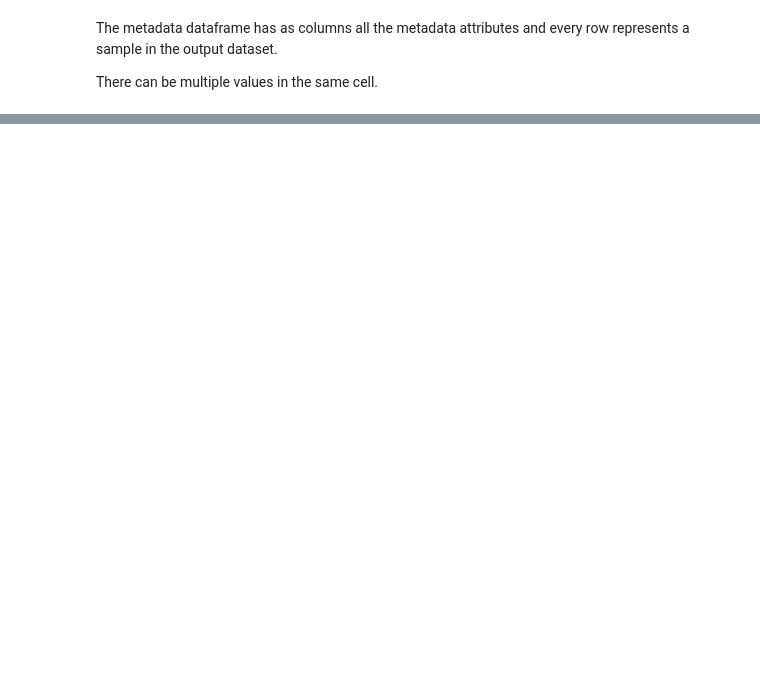
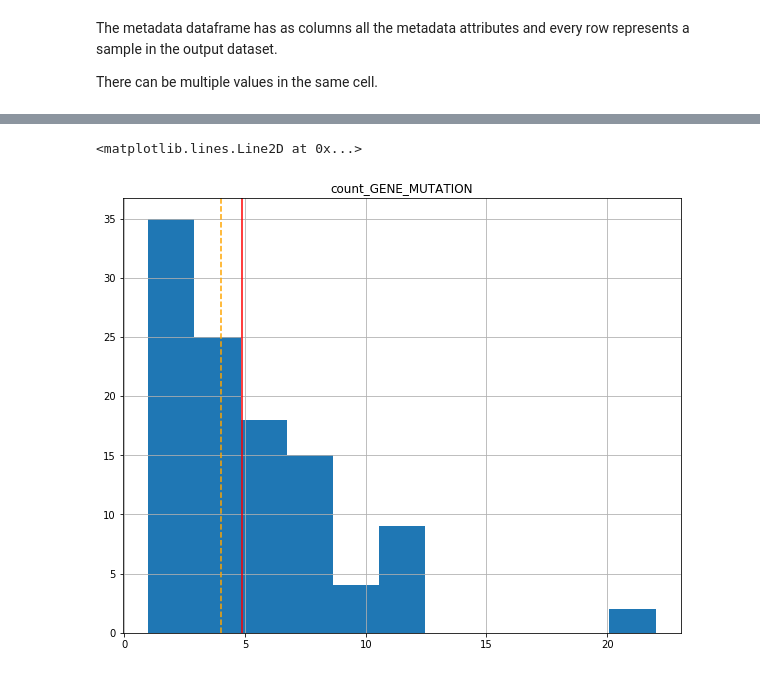
Before and after one commit to DEIB-GECO/PyGMQL, a Jupyter notebook: examples/PyGMQL_Example.ipynb, the cells around one changed output, grey strips where cells are left out. Saved outputs shown, nothing was run; the diff lists cells and outputs as text; code cells hidden in the pictures; blank space fills up the shorter version.

````diff
--- a/examples/PyGMQL_Example.ipynb
+++ b/examples/PyGMQL_Example.ipynb
@@ -152,7 +160,7 @@ myFilteredExp = myMutOverExp.reg_select(myMutOverExp.count_GENE_MUTATION > 0)
 ## Materialization
 We can now materialize the result. PyGMQL adopts a *lazy loading* approach (like Spark) and no action is performed until materialization. The result can be saved as a GDM dataset and also directly loaded in python as a ```GDataframe```.
 # %%
-result = myFilteredExp.materialize("./Results/FilteredExperiment/")
+result = myFilteredExp.materialize()
 # %% [markdown]
 ## The GDataframe
 The result of a materialization is a ```GDataframe``` which contains both regions and metadata as two Pandas dataframes ```regs``` and ```meta```
@@ -180,0 +209,6 @@ There can be multiple values in the same cell.
+# %%
+mean = result.regs['count_GENE_MUTATION'].mean()
+print('\x1b[1;34m', 'mean:   ', '\x1b[0m', mean)
+median = result.regs['count_GENE_MUTATION'].median()
+print('\x1b[1;34m', 'median: ', '\x1b[0m', median)
+# result.regs[result.regs['count_gene_mutation'] > 15]
@@ -207,3 +223,11 @@ result.regs[result.regs.count_gene_mutation > 5].sort_values("count_gene_mutatio
+# %%
+# draw all
+result.regs.hist("count_GENE_MUTATION", bins=int(result.regs['count_GENE_MUTATION'].max()/2),figsize=(10,8))
+plt.axvline(x=mean, color='red', linestyle='-')
+plt.axvline(x=median, color='orange', linestyle='--')
+# %% [output]
+<matplotlib.lines.Line2D at 0x...>
+[figure, added]
 # %% [markdown]
 ## Alternative experiment
 Mapping the mutations over the genes instead that over the experiment regions
````
Also changed, not shown: parts of 52 cells of this notebook.
